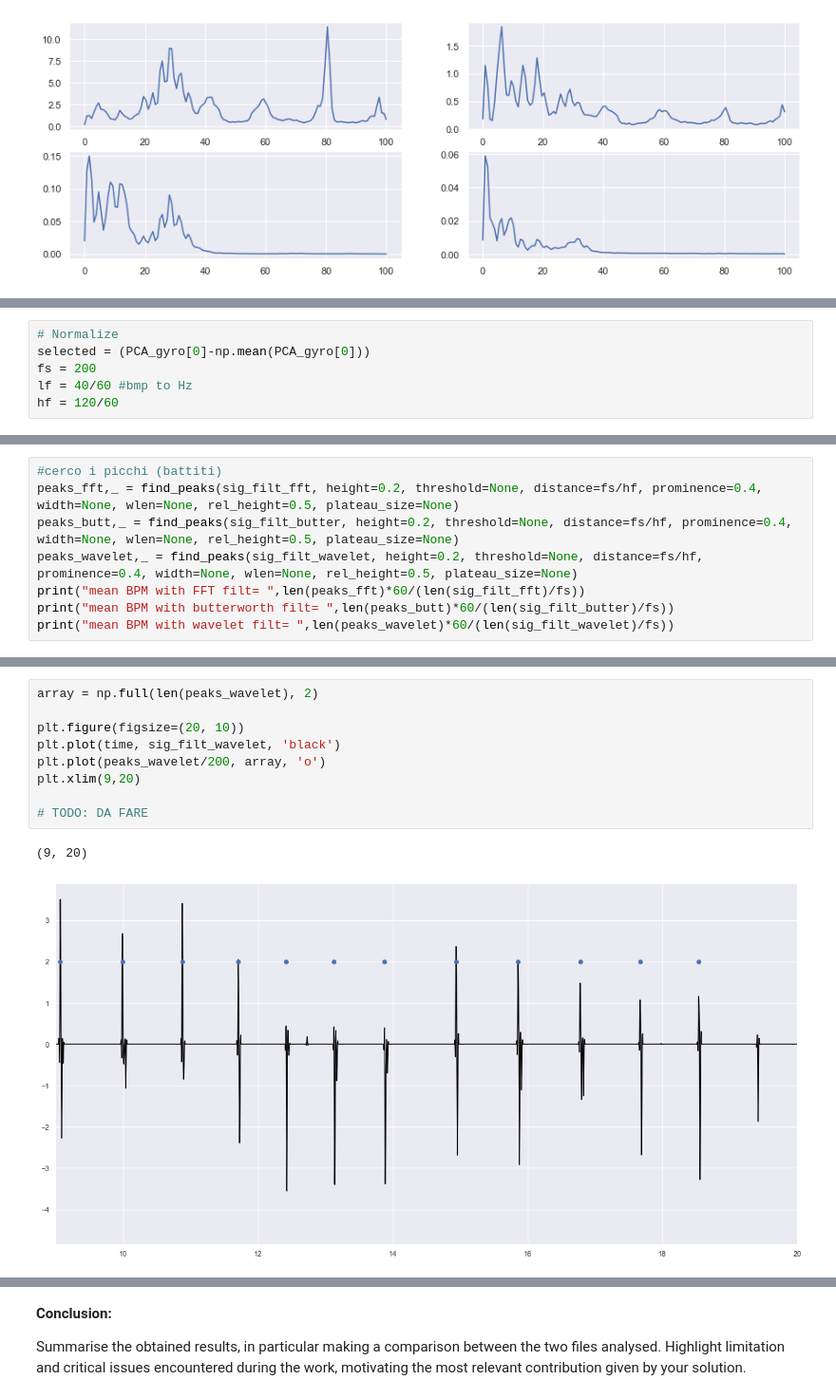
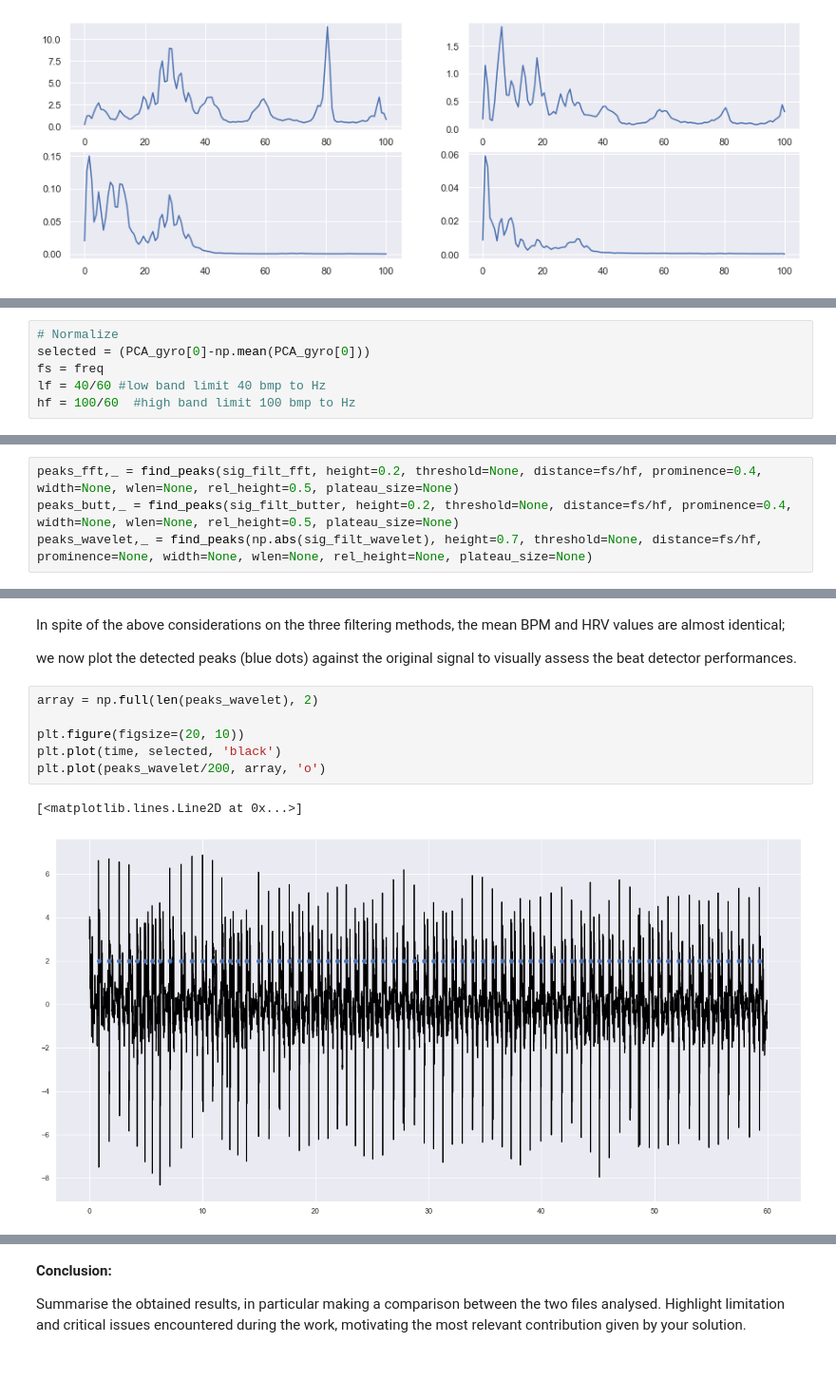
Before and after one commit to CrostaBot/HeartRateEstimation, a Jupyter notebook: SCG.ipynb, the cells around one changed output, grey strips where cells are left out. Shown at 95% size. Saved outputs shown, nothing was run; the diff lists cells and outputs as text; blank space fills up the shorter version.

```diff
--- a/SCG.ipynb
+++ b/SCG.ipynb
@@ -406,9 +404,9 @@ Motivate your choice.
 # %%
 # Normalize
 selected = (PCA_gyro[0]-np.mean(PCA_gyro[0]))
-fs = 200
-lf = 40/60 #bmp to Hz
-hf = 120/60
+fs = freq
+lf = 40/60 #low band limit 40 bmp to Hz
+hf = 100/60  #high band limit 100 bmp to Hz
 # %%
 def fftfilt(x,lf,hf,fs):
     X = np.fft.rfft(x)
@@ -512,8 +477,4 @@ print(statistics.mean(peak_times)) #BPM = 60 / mean
 # %%
-#cerco i picchi (battiti)
 peaks_fft,_ = find_peaks(sig_filt_fft, height=0.2, threshold=None, distance=fs/hf, prominence=0.4, width=None, wlen=None, rel_height=0.5, plateau_size=None)
 peaks_butt,_ = find_peaks(sig_filt_butter, height=0.2, threshold=None, distance=fs/hf, prominence=0.4, width=None, wlen=None, rel_height=0.5, plateau_size=None)
-peaks_wavelet,_ = find_peaks(sig_filt_wavelet, height=0.2, threshold=None, distance=fs/hf, prominence=0.4, width=None, wlen=None, rel_height=0.5, plateau_size=None)
-print("mean BPM with FFT filt= ",len(peaks_fft)*60/(len(sig_filt_fft)/fs))
-print("mean BPM with butterworth filt= ",len(peaks_butt)*60/(len(sig_filt_butter)/fs))
-print("mean BPM with wavelet filt= ",len(peaks_wavelet)*60/(len(sig_filt_wavelet)/fs))
+peaks_wavelet,_ = find_peaks(np.abs(sig_filt_wavelet), height=0.7, threshold=None, distance=fs/hf, prominence=None, width=None, wlen=None, rel_height=None, plateau_size=None)
@@ -524,12 +501,13 @@ mean BPM with wavelet filt=  62.0
+# %% [markdown]
+In spite of the above considerations on the three filtering methods, the mean BPM and HRV values are almost identical;
+
+we now plot the detected peaks (blue dots) against the original signal to visually assess the beat detector performances.
 # %%
 array = np.full(len(peaks_wavelet), 2)
 
 plt.figure(figsize=(20, 10))
-plt.plot(time, sig_filt_wavelet, 'black')
+plt.plot(time, selected, 'black')
 plt.plot(peaks_wavelet/200, array, 'o')
-plt.xlim(9,20)
-
-# TODO: DA FARE
 # %% [output]
-(9, 20)
+[<matplotlib.lines.Line2D at 0x...>]
-[figure, old version]
+[figure, new version]
```
Also changed, not shown: parts of 20 cells of this notebook.
